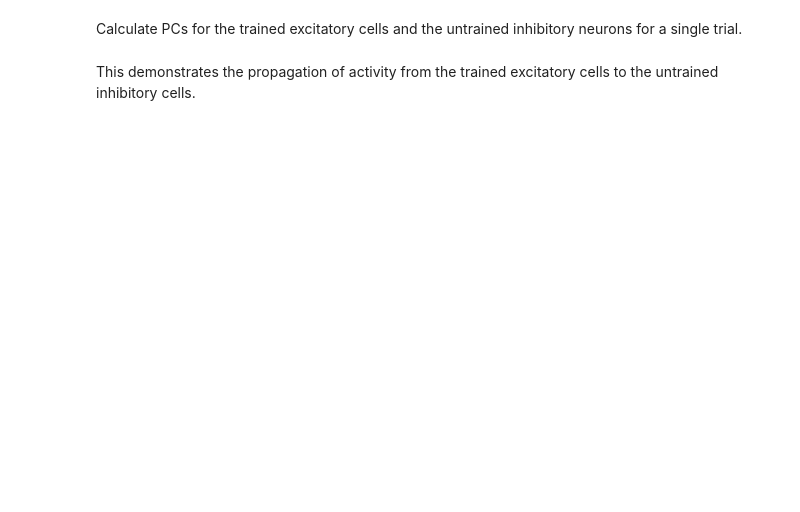
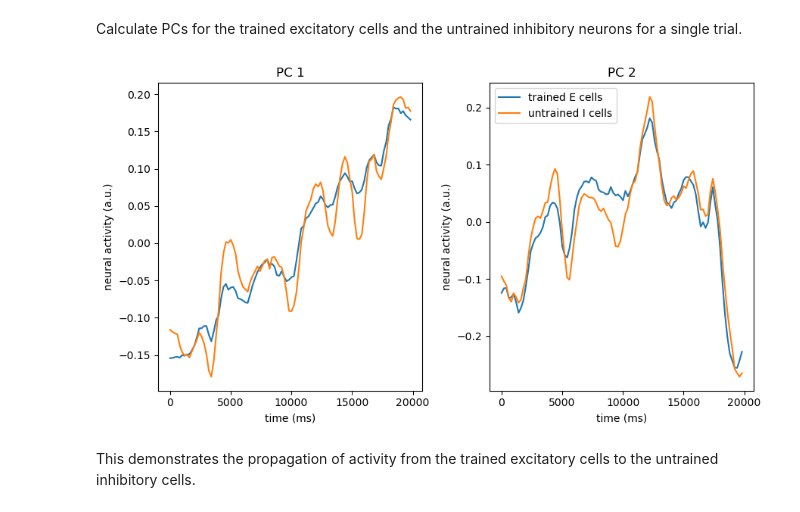
Before and after one commit to chrismkkim/TutorialCNS2025, a Jupyter notebook: part3_train_spiking_balanced.ipynb, the cells around one changed output. Cells and saved outputs as stored; diff of their text form; code cells hidden in the pictures; blank space fills up the shorter version.

```diff
--- a/part3_train_spiking_balanced.ipynb
+++ b/part3_train_spiking_balanced.ipynb
@@ -436,32 +444,35 @@ xtotal_untrained_mean_subtr = xtotal_pretrained[:,untrained_I_idx] .- mean(xtota
 xtotal_proj_untrained, xtotal_prinvars_untrained, xtotal_model_mean_untrained, xtotal_scores_untrained = run_pca(xtotal_untrained_mean_subtr')
 
 
 xtotal_untrained_mean_subtr_E = xtotal_pretrained[:,untrained_E_idx] .- mean(xtotal_pretrained[:,untrained_E_idx], dims=1)
 xtotal_proj_untrained_E, xtotal_prinvars_untrained_E, xtotal_model_mean_untrained_E, xtotal_scores_untrained = run_pca(xtotal_untrained_mean_subtr_E')
 
 # Plot the first three principal components of the neural activity
 figure(figsize=(9,5))
 
 tvec = collect((p.stim_off+1)/p.dt:p.learn_every/p.dt:p.train_time/p.dt).-10000
 
 subplot(1, 2, 1)
 title("PC 1")
 plot(tvec, xtotal_proj_trained[:,1], label="trained E cells")
 plot(tvec, xtotal_proj_untrained[:,1], label="untrained I cells")
 #plot(tvec, xtotal_proj_untrained_E[:,1], label="untrained E cells")
 ylabel("neural activity (a.u.)")
 xlabel("time (ms)")
 
 subplot(1, 2, 2)
 title("PC 2")
 plot(tvec,-xtotal_proj_trained[:,2], label="trained E cells")
 plot(tvec, -xtotal_proj_untrained[:,2], label="untrained I cells")
 #plot(tvec, xtotal_proj_untrained_E[:,2], label="untrained E cells")
 ylabel("neural activity (a.u.)")
 xlabel("time (ms)")
 
 tight_layout()
 
 legend()
+show()
+# %% [output]
+[figure, added]
 # %% [markdown]
 This demonstrates the propagation of activity from the trained excitatory cells to the untrained inhibitory cells.
```
Also changed, not shown: parts of 4 cells of this notebook.
